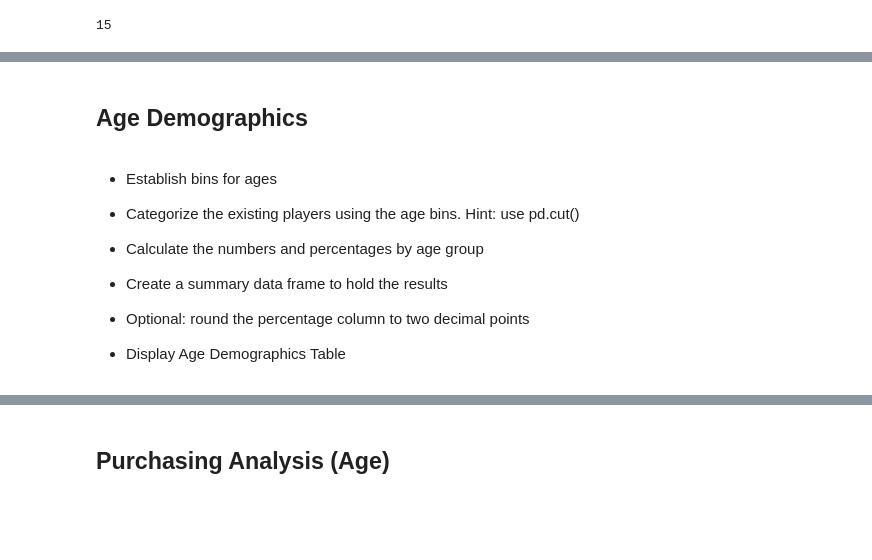
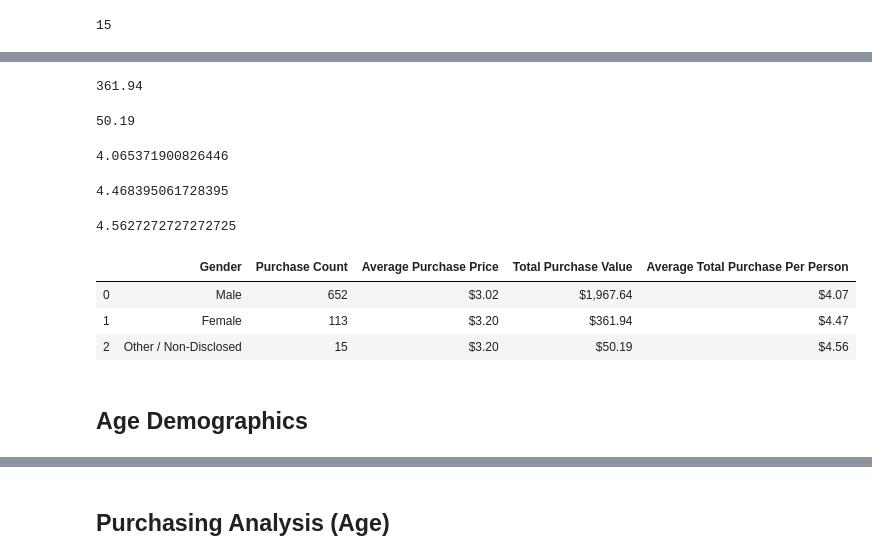
Before and after one commit to alvinochieng/pandas---challenge, a Jupyter notebook: HeroesOfPymoli/HeroesOfPymoli_starter.ipynb, the cells around one changed output, grey strips where cells are left out. Drawn from its saved outputs; the diff is of its cells as text; code cells hidden in the pictures; blank space fills up the shorter version.

```diff
--- a/HeroesOfPymoli/HeroesOfPymoli_starter.ipynb
+++ b/HeroesOfPymoli/HeroesOfPymoli_starter.ipynb
@@ -213,19 +244,56 @@ other_purch_count
+# %%
+fmale_total_purch = femaleData["Price"].sum()
+gen_avg_purch.append(fmale_total_purch)
+fmale_total_purch
+# %% [output]
+361.94
+# %%
+others_total_purch = otherData["Price"].sum()
+gen_avg_purch.append(others_total_purch)
+others_total_purch
+# %% [output]
+50.19
+# %%
+male_avg_total = male_total_purch / len(males)
+gen_total_purch.append(male_avg_total)
+male_avg_total
+# %% [output]
+4.065371900826446
+# %%
+fmale_avg_total = fmale_total_purch / len(females)
+gen_total_purch.append(fmale_avg_total)
+fmale_avg_total
+# %% [output]
+4.468395061728395
+# %%
+others_avg_total = others_total_purch / len(others)
+gen_total_purch.append(others_avg_total)
+others_avg_total
+# %% [output]
+4.5627272727272725
+# %%
+purchasing = []
+for value in range (0,3):
+    purch_list = []
+    purch_list.append(userGenderList[value])
+    purch_list.append(gencount[value])
+    purch_list.append(gen_avg[value])
+    purch_list.append(gen_avg_purch[value])
+    purch_list.append(gen_total_purch[value])
+    purchasing.append(purch_list)
+
+purchasing_analysis = pd.DataFrame(purchasing, columns = ['Gender','Purchase Count', 'Average Purchase Price',
+                                                         'Total Purchase Value', 'Average Total Purchase Per Person'])
+
+purchasing_analysis['Average Purchase Price'] = purchasing_analysis['Average Purchase Price'].map('${:,.2f}'.format)
+purchasing_analysis['Total Purchase Value'] = purchasing_analysis['Total Purchase Value'].map('${:,.2f}'.format)
+purchasing_analysis['Average Total Purchase Per Person'] = purchasing_analysis['Average Total Purchase Per Person'].map('${:,.2f}'.format)
+
+purchasing_analysis
+# %% [output]
+|  | Gender | Purchase Count | Average Purchase Price | Total Purchase Value | Average Total Purchase Per Person |
+| 0 | Male | 652 | $3.02 | $1,967.64 | $4.07 |
+| 1 | Female | 113 | $3.20 | $361.94 | $4.47 |
+| 2 | Other / Non-Disclosed | 15 | $3.20 | $50.19 | $4.56 |
 # %% [markdown]
 ## Age Demographics
-# %% [markdown]
-* Establish bins for ages
-
-
-* Categorize the existing players using the age bins. Hint: use pd.cut()
-
-
-* Calculate the numbers and percentages by age group
-
-
-* Create a summary data frame to hold the results
-
-
-* Optional: round the percentage column to two decimal points
-
-
-* Display Age Demographics Table
```
Also changed, not shown: parts of 16 cells of this notebook.
